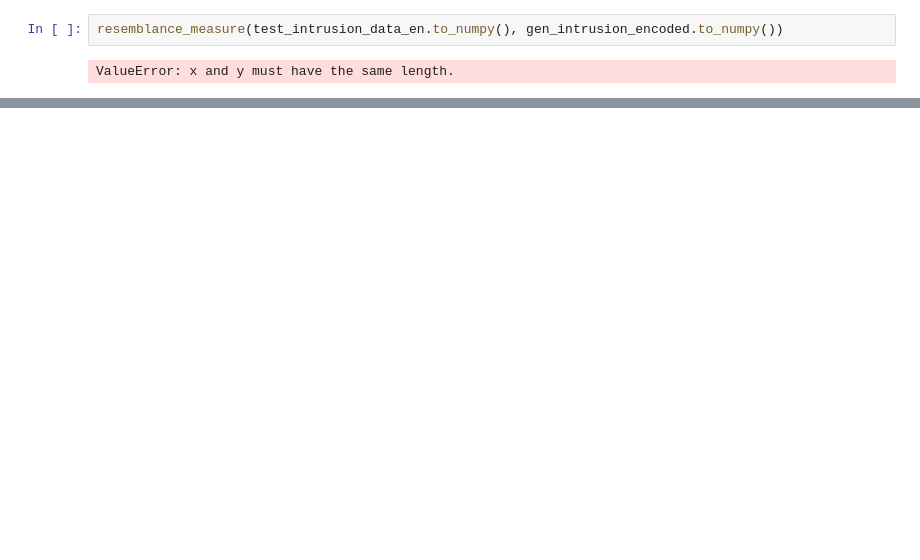
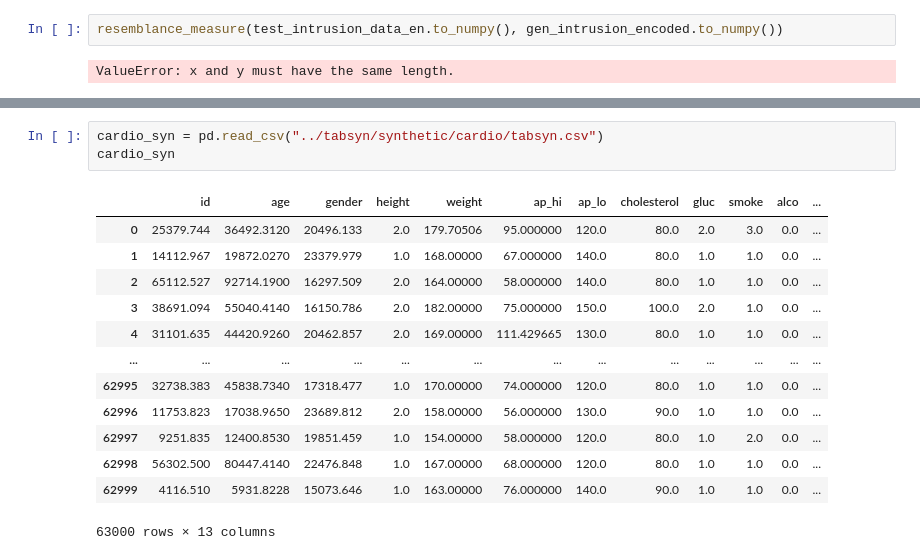
Before and after one commit to arc-arnob/Silofuse-reproduced, a Jupyter notebook: notebooks/1.0-vae-tvae-initial.ipynb, the cells around one changed output, grey strips where cells are left out. Saved outputs shown, nothing was run; the diff lists cells and outputs as text; blank space fills up the shorter version.

Commit message:
Tabsyn configured

```diff
--- a/notebooks/1.0-vae-tvae-initial.ipynb
+++ b/notebooks/1.0-vae-tvae-initial.ipynb
@@ -795,0 +1003,17 @@ ValueError: x and y must have the same length.
+# %%
+cardio_syn = pd.read_csv("../tabsyn/synthetic/cardio/tabsyn.csv")
+cardio_syn
+# %% [output]
+|  | id | age | gender | height | weight | ap_hi | ap_lo | cholesterol | gluc | smoke | alco | ... |
+| 0 | 25379.744 | 36492.3120 | 20496.133 | 2.0 | 179.70506 | 95.000000 | 120.0 | 80.0 | 2.0 | 3.0 | 0.0 | ... |
+| 1 | 14112.967 | 19872.0270 | 23379.979 | 1.0 | 168.00000 | 67.000000 | 140.0 | 80.0 | 1.0 | 1.0 | 0.0 | ... |
+| 2 | 65112.527 | 92714.1900 | 16297.509 | 2.0 | 164.00000 | 58.000000 | 140.0 | 80.0 | 1.0 | 1.0 | 0.0 | ... |
+| 3 | 38691.094 | 55040.4140 | 16150.786 | 2.0 | 182.00000 | 75.000000 | 150.0 | 100.0 | 2.0 | 1.0 | 0.0 | ... |
+| 4 | 31101.635 | 44420.9260 | 20462.857 | 2.0 | 169.00000 | 111.429665 | 130.0 | 80.0 | 1.0 | 1.0 | 0.0 | ... |
+| ... | ... | ... | ... | ... | ... | ... | ... | ... | ... | ... | ... | ... |
+| 62995 | 32738.383 | 45838.7340 | 17318.477 | 1.0 | 170.00000 | 74.000000 | 120.0 | 80.0 | 1.0 | 1.0 | 0.0 | ... |
+| 62996 | 11753.823 | 17038.9650 | 23689.812 | 2.0 | 158.00000 | 56.000000 | 130.0 | 90.0 | 1.0 | 1.0 | 0.0 | ... |
+| 62997 | 9251.835 | 12400.8530 | 19851.459 | 1.0 | 154.00000 | 58.000000 | 120.0 | 80.0 | 1.0 | 2.0 | 0.0 | ... |
+| 62998 | 56302.500 | 80447.4140 | 22476.848 | 1.0 | 167.00000 | 68.000000 | 120.0 | 80.0 | 1.0 | 1.0 | 0.0 | ... |
+| 62999 | 4116.510 | 5931.8228 | 15073.646 | 1.0 | 163.00000 | 76.000000 | 140.0 | 90.0 | 1.0 | 1.0 | 0.0 | ... |
+63000 rows × 13 columns
```
Also changed, not shown: parts of 31 cells of this notebook, 34 other files.
